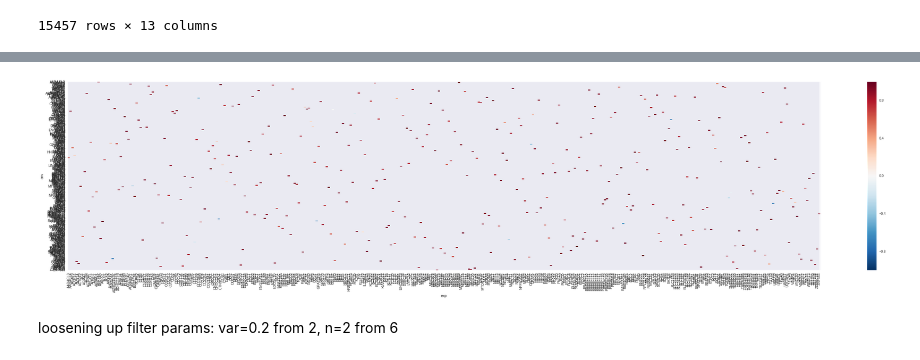
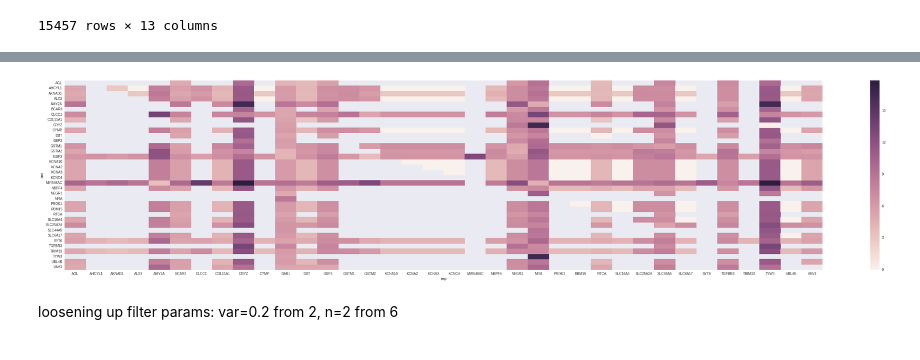
Before and after one commit to thjmattth/clove, a Jupyter notebook: ccle_results.ipynb, the cells around one changed output, grey strips where cells are left out. Saved outputs shown, nothing was run; the diff lists cells and outputs as text; code cells hidden in the pictures.

```diff
--- a/ccle_results.ipynb
+++ b/ccle_results.ipynb
@@ -1995,4 +1995,4 @@ df
 | 15456 | NADK | TSPAN13 | 9 | 50 | 13.112942 | 11.768718 | 0.686662 | 2.878694 | 0.828319 | 2.287589 | 0.025892 | ... |
 15457 rows × 13 columns
 # %%
-df.sort_values(['chromosome','cnv'])
+df.sort_values(['chromosome','cnv'], inplace=True)
@@ -2018,15 +2020,15 @@ df.sort_values(['chromosome','cnv'])
 # %%
-df_pear = rolling_similarity(df,how='pearson')
-df_eucl = rolling_similarity(df,how='euclidian')
-df_cosi = rolling_similarity(df,how='cosine')
+# df_pear = rolling_similarity(df,how='pearson')
+df_eucl_samp = rolling_similarity(df.head(1500), how='euclidian')
+# df_cosi = rolling_similarity(df,how='cosine')
 # %%
 % matplotlib inline
 matplotlib.rcParams['figure.figsize'] = (50.0, 10.0)
-df_pear_piv = df_pear.pivot('cnv','exp','pearson')
+df_pear_piv = df_eucl_samp.pivot('cnv','exp','euclidian')
 
 ax = sns.heatmap(df_pear_piv)
 # %% [output]
-[figure, old version]
+[figure, new version]
 # %% [markdown]
 loosening up filter params: var=0.2 from 2, n=2 from 6
 # %%
```
Also changed, not shown: parts of 2 cells of this notebook, 1 other file.
